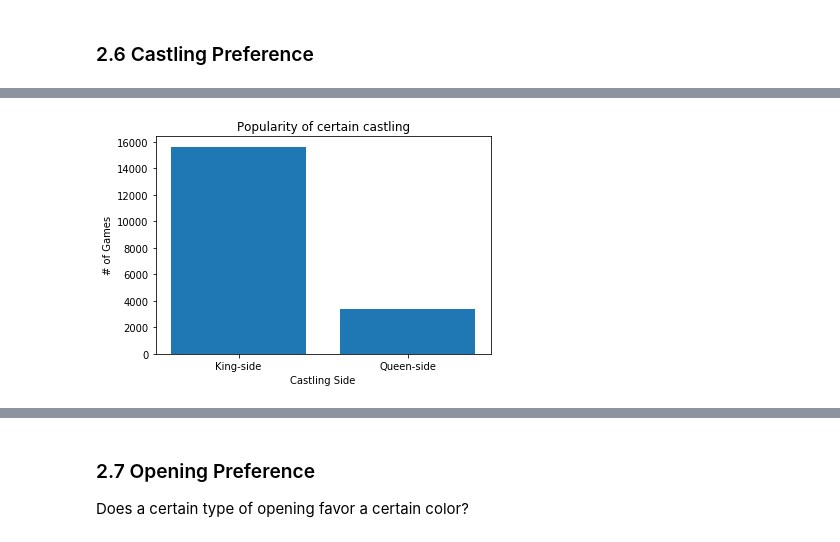
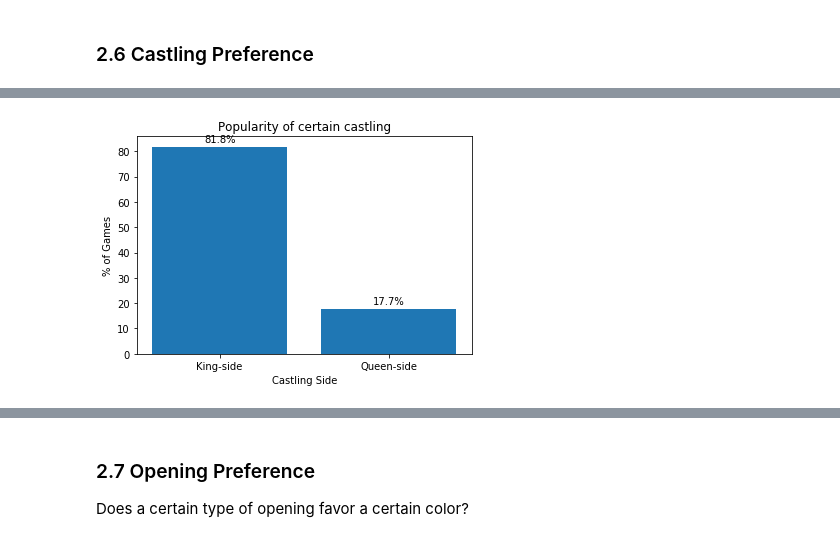
Before and after one commit to Kuebic/Thinkful, a Jupyter notebook: 4.10_Capston_1/LiChess/LiChess_Capstone.ipynb, the cells around one changed output, grey strips where cells are left out. Drawn from its saved outputs; the diff is of its cells as text; code cells hidden in the pictures.

```diff
--- a/4.10_Capston_1/LiChess/LiChess_Capstone.ipynb
+++ b/4.10_Capston_1/LiChess/LiChess_Capstone.ipynb
@@ -347,18 +289,33 @@ plt.show()
 # %%
 # New DataFrames with games that include certain castling
 king_games = games.loc[games['moves'].str.contains('O-O ', flags=re.I, regex=True)]
 queen_games = games.loc[games['moves'].str.contains('O-O-O', flags=re.I, regex=True)]
 
+#Function for Castling Percentage
+def CastlePercentage(df_castle, df_whole):
+    return round(df_castle.shape[0] / df_whole.shape[0], 3) * 100
+
 # Data to Plot
 castling_games = ['King-side', 'Queen-side']
-castling = [king_games.shape[0], queen_games.shape[0]]
+castling = [CastlePercentage(king_games, games), CastlePercentage(queen_games, games)]
+
+#Attach a text label above each bar in *rects*, displaying its percentage.
+def AutoLabel(rects):
+    for rect in rects:
+        height = rect.get_height()
+        ax.annotate('{}%'.format(height),
+                    xy=(rect.get_x() + rect.get_width() / 2, height),
+                    xytext=(0, 3),  # 3 points vertical offset
+                    textcoords="offset points",
+                    ha='center', va='bottom')
 
 # Bar Plot
 fig, ax = plt.subplots()
-plt.bar(castling_games, castling)
+castling_bars = plt.bar(castling_games, castling)
+AutoLabel(castling_bars)
 plt.title('Popularity of certain castling')
-plt.ylabel('# of Games')
+plt.ylabel('% of Games')
 plt.xlabel('Castling Side')
 plt.show()
 # %% [output]
-[figure, old version]
+[figure, new version]
```
Also changed, not shown: parts of 32 cells of this notebook, 1 other file.
